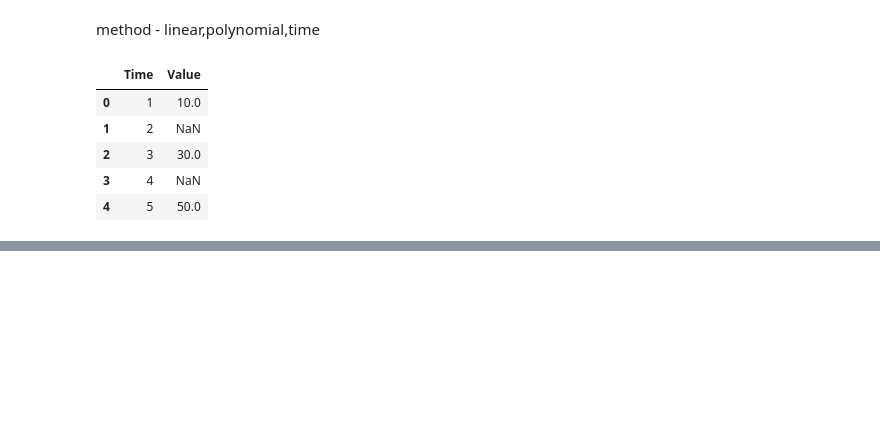
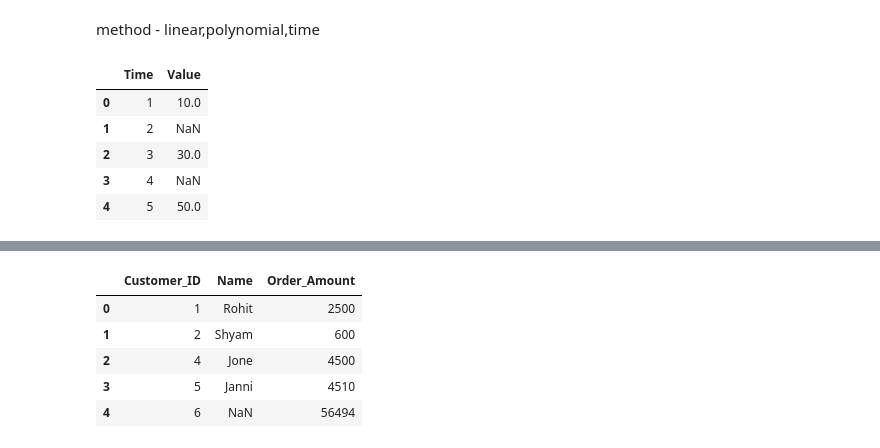
Before and after one commit to chandrahashkumar/OOP, a Jupyter notebook: Pandas/panda_02.ipynb, the cells around one changed output, grey strips where cells are left out. Cells and saved outputs as stored; diff of their text form; code cells hidden in the pictures; blank space fills up the shorter version.

```diff
--- a/Pandas/panda_02.ipynb
+++ b/Pandas/panda_02.ipynb
@@ -285,0 +431,10 @@ AttributeError: 'Series' object has no attribute 'interpol'
+# %%
+df_right =pd.merge(df_customers,df_order,on='Customer_ID',how="right")
+df_right
+# %% [output]
+|  | Customer_ID | Name | Order_Amount |
+| 0 | 1 | Rohit | 2500 |
+| 1 | 2 | Shyam | 600 |
+| 2 | 4 | Jone | 4500 |
+| 3 | 5 | Janni | 4510 |
+| 4 | 6 | NaN | 56494 |
```
Also changed, not shown: parts of 24 cells of this notebook.
